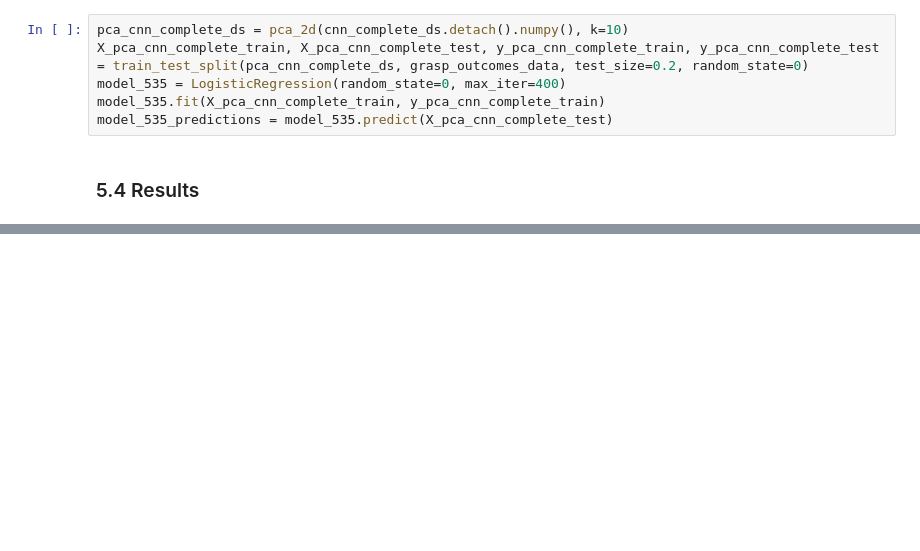
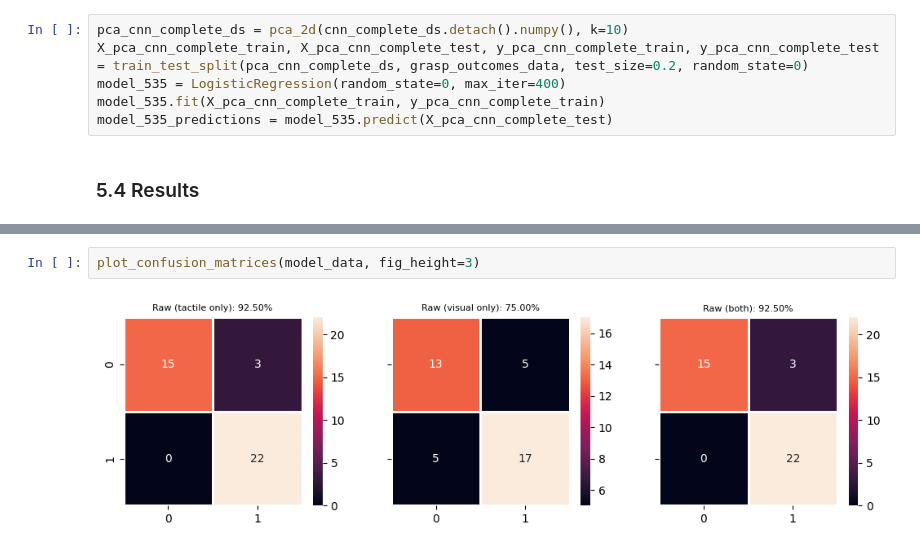
Before and after one commit to jhtkoo0426/UCL-FYP, a Jupyter notebook: src/models/baseline_improved.ipynb, the cells around one changed output, grey strips where cells are left out. Saved outputs shown, nothing was run; the diff lists cells and outputs as text; blank space fills up the shorter version.

```diff
--- a/src/models/baseline_improved.ipynb
+++ b/src/models/baseline_improved.ipynb
@@ -549,0 +541,4 @@ for i, ax in enumerate(axn.flat):
+# %%
+plot_confusion_matrices(model_data, fig_height=3)
+# %% [output]
+[figure, added]
```
Also changed, not shown: parts of 17 cells of this notebook.
